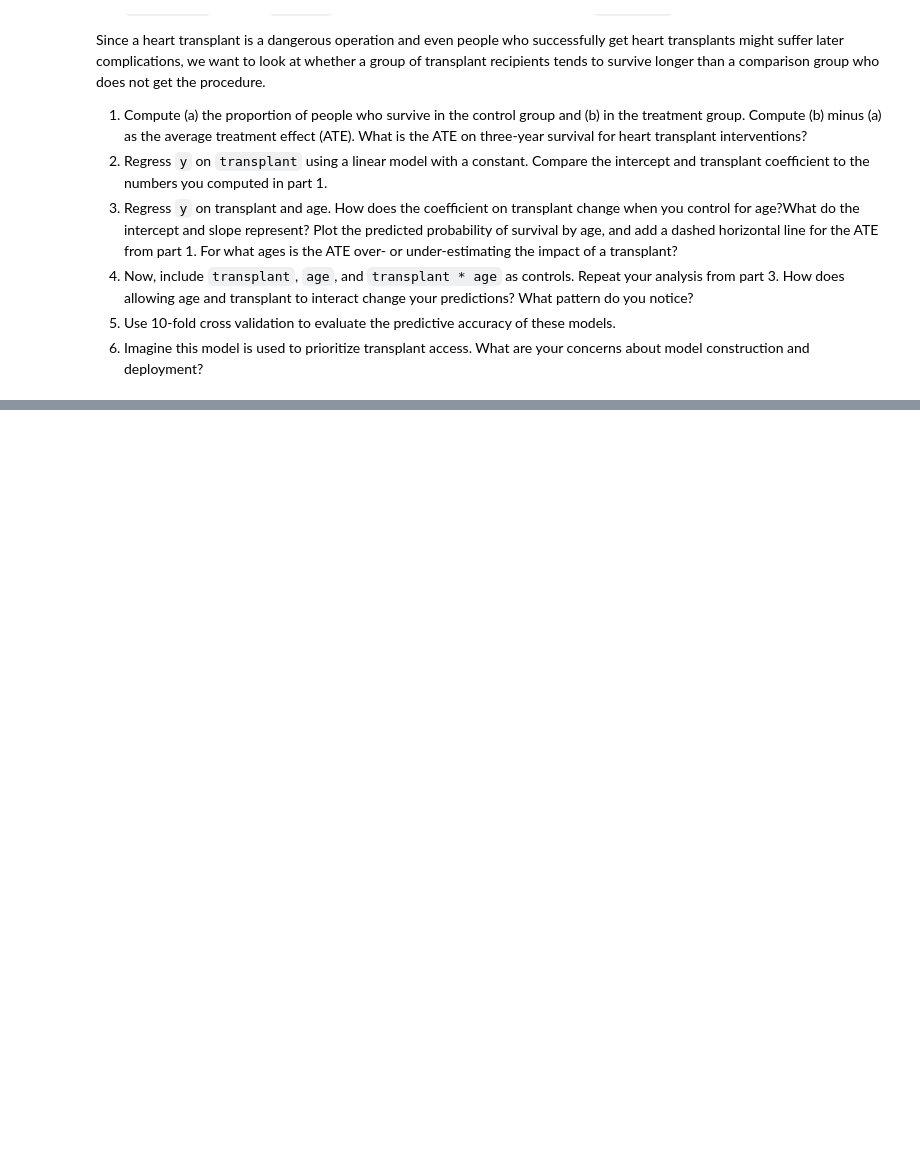
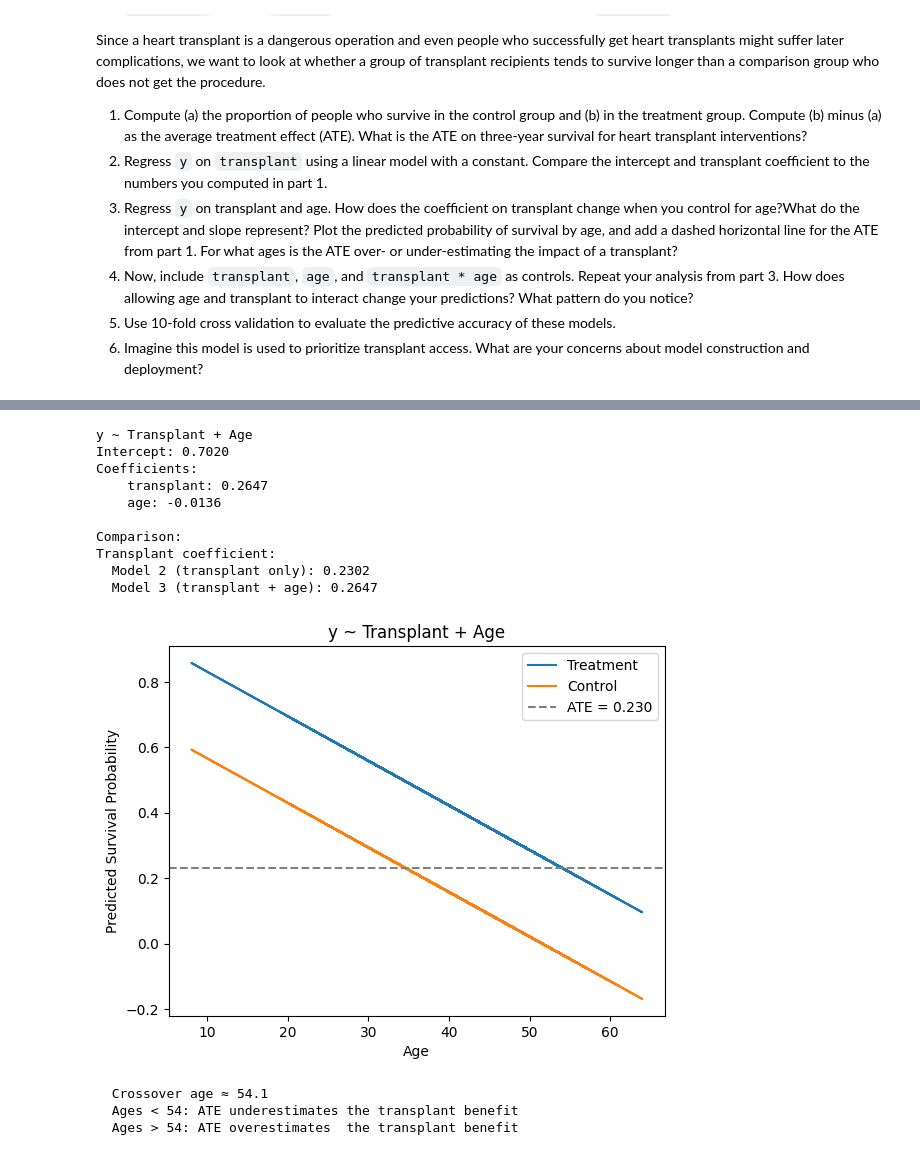
Before and after one commit to yxqin06/undergrad_ml_assignments, a Jupyter notebook: 03_assignment_linear_models.ipynb, the cells around one changed output, grey strips where cells are left out. Drawn from its saved outputs; the diff is of its cells as text; code cells hidden in the pictures; blank space fills up the shorter version.

```diff
--- a/03_assignment_linear_models.ipynb
+++ b/03_assignment_linear_models.ipynb
@@ -539,3 +539,7 @@ Since a heart transplant is a dangerous operation and even people who successful
 4. Now, include `transplant`, `age`, and `transplant * age` as controls. Repeat your analysis from part 3. How does allowing age and transplant to interact change your predictions? What pattern do you notice?
 5. Use 10-fold cross validation to evaluate the predictive accuracy of these models.
 6. Imagine this model is used to prioritize transplant access. What are your concerns about model construction and deployment?
+# %%
+df = pd.read_csv("./data/heart_hw.csv")
+df.head()
+y  = df['y'].values
@@ -541,0 +561,16 @@ Since a heart transplant is a dangerous operation and even people who successful
+# %%
+# 2.
+X = pd.get_dummies(df['transplant'], drop_first=True, dtype=int)
+y = df['y']
+
+model = LinearRegression()
+model.fit(X, y)
+
+print("Regression: y ~ transplant")
+print(f"Intercept: {model.intercept_:.4f} (control group survival proportion)")
+print(f"Treatment coefficient: {model.coef_[0]:.4f} (ATE)")
+
+print("\nComparison to part 1:")
+print(f"Control survival: {survival_prop['control']:.4f} vs intercept: {model.intercept_:.4f}")
+print(f"Treatment survival: {survival_prop['treatment']:.4f} vs intercept + coef: {model.intercept_ + model.coef_[0]:.4f}")
+print(f"ATE: {ATE:.4f} vs coefficient: {model.coef_[0]:.4f}")
@@ -541,0 +586,59 @@ Since a heart transplant is a dangerous operation and even people who successful
+# %%
+# 3.
+df['transplant_encoded'] = (df['transplant'] == 'treatment').astype(int)
+
+X_combined = df[['transplant_encoded', 'age']].values
+
+model_combined = LinearRegression().fit(X_combined, y)
+
+print("y ~ Transplant + Age")
+print(f"Intercept: {model_combined.intercept_:.4f}")
+print("Coefficients:")
+for col, coef in zip(['transplant', 'age'], model_combined.coef_):
+    print(f"    {col}: {coef:.4f}")
+
+print("\nComparison:")
+print(f"Transplant coefficient:")
+print(f"  Model 2 (transplant only): {model.coef_[0]:.4f}")
+print(f"  Model 3 (transplant + age): {model_combined.coef_[0]:.4f}")
+
+b0          = model_combined.intercept_
+b_transplant = model_combined.coef_[0]
+b_age        = model_combined.coef_[1]
+
+age = df['age'].values
+
+pred_treatment = b0 + b_transplant * 1 + b_age * df['age']
+pred_control   = b0 + b_transplant * 0 + b_age * df['age']
+
+ATE = df.loc[df['transplant'] == 'treatment', 'y'].mean() - \
+      df.loc[df['transplant'] == 'control',   'y'].mean()
+crossover3    = (ATE - b0 - b_transplant) / b_age
+
+plt.plot(age, pred_treatment, label='Treatment')
+plt.plot(age, pred_control, label='Control')
+plt.axhline(ATE, linestyle='--', color='gray', label=f'ATE = {ATE:.3f}')
+plt.xlabel('Age')
+plt.ylabel('Predicted Survival Probability')
+plt.title('y ~ Transplant + Age')
+plt.legend()
+plt.show()
+
+print(f"\n  Crossover age ≈ {crossover3:.1f}")
+print(f"  Ages < {crossover3:.0f}: ATE underestimates the transplant benefit")
+print(f"  Ages > {crossover3:.0f}: ATE overestimates  the transplant benefit")
+# %% [output]
+y ~ Transplant + Age
+Intercept: 0.7020
+Coefficients:
+    transplant: 0.2647
+    age: -0.0136
+
+Comparison:
+Transplant coefficient:
+  Model 2 (transplant only): 0.2302
+  Model 3 (transplant + age): 0.2647
+[figure, added]
+  Crossover age ≈ 54.1
+  Ages < 54: ATE underestimates the transplant benefit
+  Ages > 54: ATE overestimates  the transplant benefit
```
Also changed, not shown: parts of 8 cells of this notebook.
